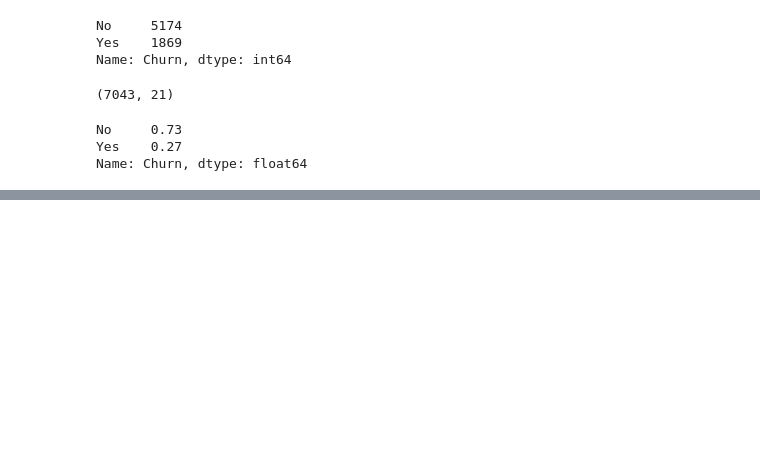
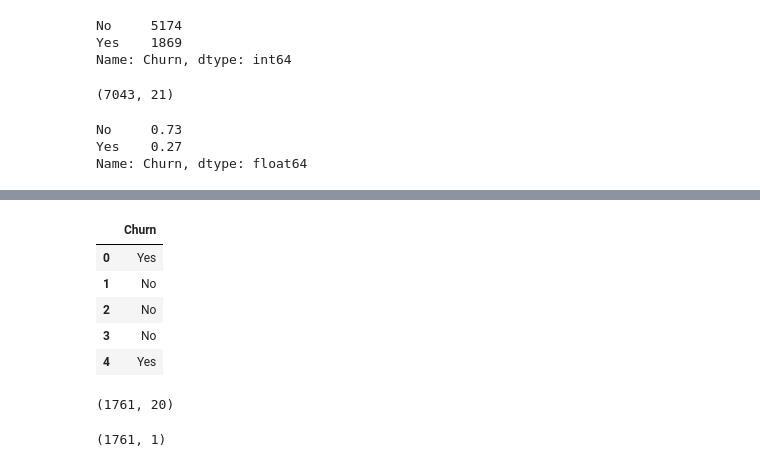
Before and after one commit to daanishrasheed/churn-model, a Jupyter notebook: notebooks/01. Initial Exploratory Data Analysis (EDA).ipynb, the cells around one changed output, grey strips where cells are left out. Cells and saved outputs as stored; diff of their text form; code cells hidden in the pictures; blank space fills up the shorter version.

```diff
--- a/notebooks/01. Initial Exploratory Data Analysis (EDA).ipynb
+++ b/notebooks/01. Initial Exploratory Data Analysis (EDA).ipynb
@@ -143,0 +156,9 @@ Name: Churn, dtype: float64
+# %%
+y_train.head()
+# %% [output]
+|  | Churn |
+| 0 | Yes |
+| 1 | No |
+| 2 | No |
+| 3 | No |
+| 4 | Yes |
@@ -143,0 +169,8 @@ Name: Churn, dtype: float64
+# %%
+X_test.shape
+# %% [output]
+(1761, 20)
+# %%
+y_test.shape
+# %% [output]
+(1761, 1)
```
Also changed, not shown: parts of 12 cells of this notebook.
